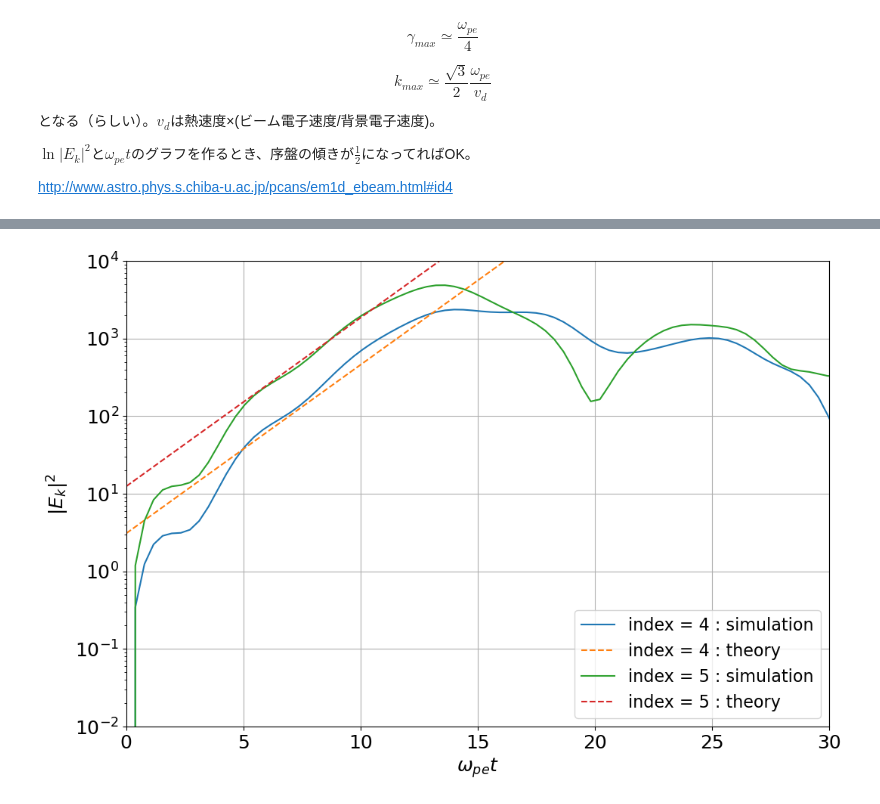
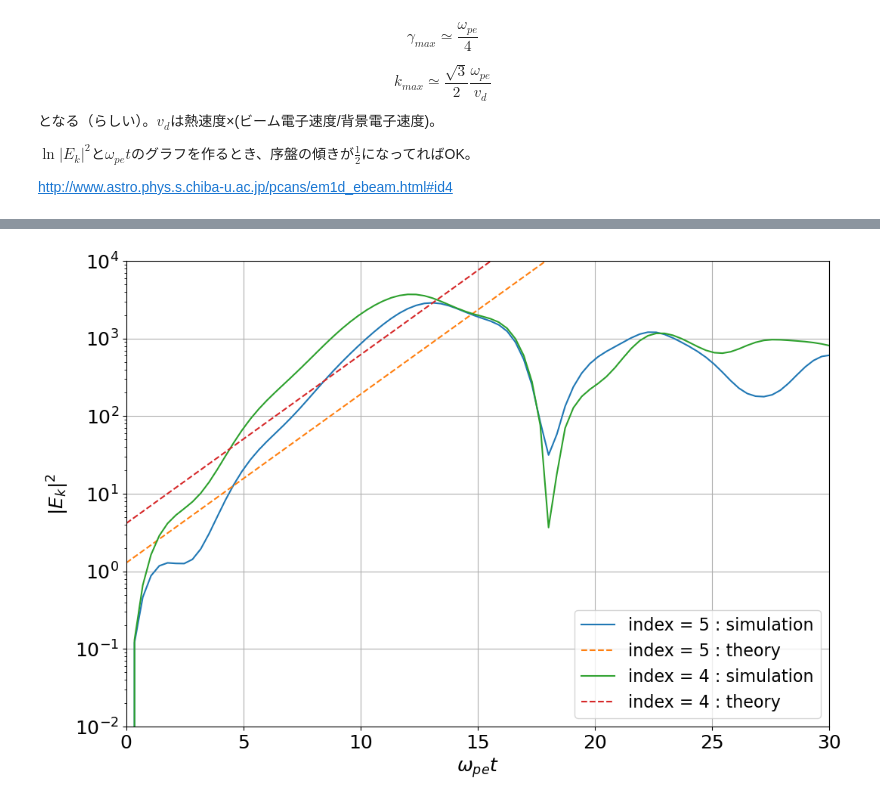
Before and after one commit to keita-akutagawa/PIC_GPU, a Jupyter notebook: examples_1D/two_stream/PIC1D_two_stream_electron.ipynb, the cells around one changed output, grey strips where cells are left out. Cells and saved outputs as stored; diff of their text form; code cells hidden in the pictures.

```diff
--- a/examples_1D/two_stream/PIC1D_two_stream_electron.ipynb
+++ b/examples_1D/two_stream/PIC1D_two_stream_electron.ipynb
@@ -230,7 +230,3 @@ plt.show()
 $\ln |E_k|^2$と$\omega_{pe}t$のグラフを作るとき、序盤の傾きが$\frac{1}{2}$になってればOK。
 
 http://www.astro.phys.s.chiba-u.ac.jp/pcans/em1d_ebeam.html#id4
-# %%
-step = 2000
-E = np.loadtxt(f'results/two_stream_electron_E_{step}.txt', delimiter=',').reshape(3, n_x)
-plt.plot(E[0, :])
@@ -240,6 +233,10 @@ plt.plot(E[0, :])
 # %%
+dirname = "results_two_stream_electron"
 step = 2000
-E = np.loadtxt(f'results/two_stream_electron_E_{step}.txt', delimiter=',').reshape(3, n_x)
+filename = f"{dirname}/two_stream_electron_E_{step}.bin"
+with open(filename, 'rb') as f:
+    E = np.fromfile(f, dtype=np.float32)
+E = E.reshape(n_x, 3).T
 
 E_FFT = np.fft.fft(E[0, :] * np.hanning(n_x))
 peak_index = np.argsort(E_FFT[:n_x//2].real**2)[-2:]
@@ -252,36 +249,43 @@ plt.xlim(0, 10)
 # %%
+dirname = "results_two_stream_electron"
 step = 2000
-E = np.loadtxt(f'results/two_stream_electron_E_{step}.txt', delimiter=',').reshape(3, n_x)
+filename = f"{dirname}/two_stream_electron_E_{step}.bin"
+with open(filename, 'rb') as f:
+    E = np.fromfile(f, dtype=np.float32)
+E = E.reshape(n_x, 3).T
 
 E_FFT = np.fft.fft(E[0, :] * np.hanning(n_x))
 peak_index = np.argsort(E_FFT[:n_x//2].real**2)[-2:]
 
 total_steps = 10000
 interval = 100
 num_results = int(total_steps/interval) + 1
 FFT_peak = np.zeros([len(peak_index), num_results], dtype=np.complex64)
 for step in range(0, total_steps+1, interval):
-    E = np.loadtxt(f'results/two_stream_electron_E_{step}.txt', delimiter=',').reshape(3, n_x)
+    filename = f"{dirname}/two_stream_electron_E_{step}.bin"
+    with open(filename, 'rb') as f:
+        E = np.fromfile(f, dtype=np.float32)
+    E = E.reshape(n_x, 3).T
     E_FFT = np.fft.fft(E[0, :] * np.hanning(n_x))
     FFT_peak[:, int(step/interval)] = E_FFT[peak_index]
 
 
 fig = plt.figure(figsize=(12, 8))
 ax = fig.add_subplot(111)
 for i in range(len(peak_index)):
     t = np.arange(0.0, (total_steps+1)*dt, interval*dt)
     ax.plot(omega_pe * t, np.abs(FFT_peak[i]) ** 2, label=f'index = {peak_index[i]} : simulation')
     ax.plot(omega_pe * t, np.abs(FFT_peak[i])[5] ** 2 * np.exp(1/2 * (t*omega_pe)), ls='--', label=f'index = {peak_index[i]} : theory')
 
 ax.grid()
 ax.set_yscale('log')
 ax.set_xlabel('$\omega_{pe}t$', fontsize=18)
 ax.set_ylabel('$|E_k|^2$', fontsize=18)
 ax.set_xlim(0, 30)
 ax.set_ylim(1e-2, 1e4)
 ax.tick_params(labelsize=18)
 ax.legend(loc='lower right', fontsize=16)
 fig.savefig('two_stream_electron_Ex_dispersion.png')
 plt.show()
 # %% [output]
-[figure, old version]
+[figure, new version]
```
Also changed, not shown: parts of 6 cells of this notebook, 2 other files.
